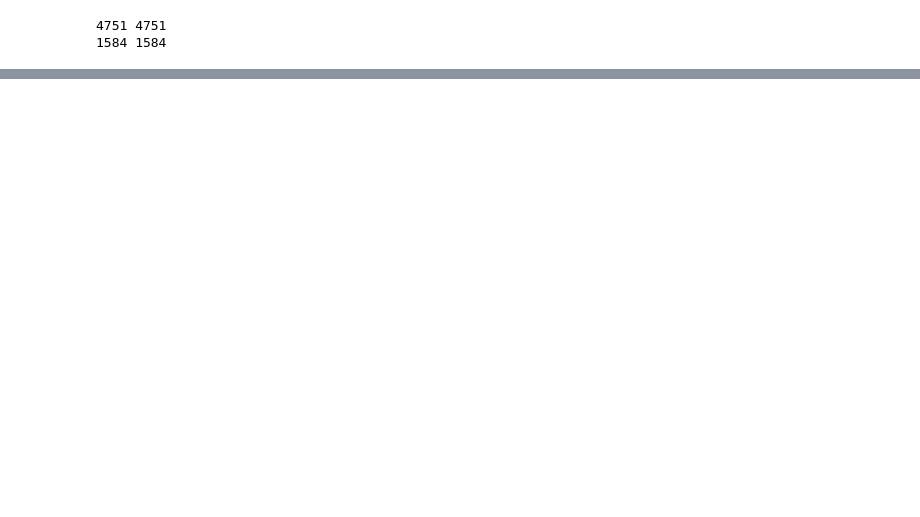
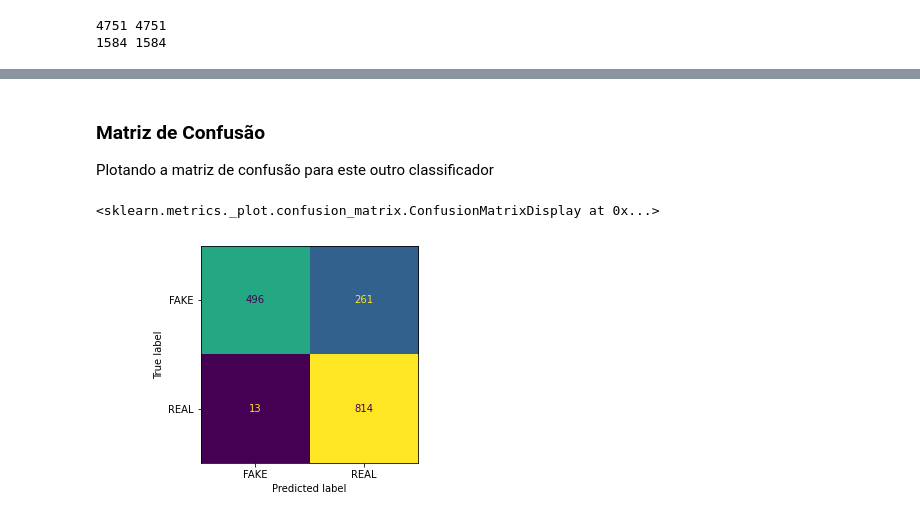
Before and after one commit to romulofff/datascience-course, a Jupyter notebook: trabalho04/trabalho04.ipynb, the cells around one changed output, grey strips where cells are left out. Drawn from its saved outputs; the diff is of its cells as text; code cells hidden in the pictures; blank space fills up the shorter version.

```diff
--- a/trabalho04/trabalho04.ipynb
+++ b/trabalho04/trabalho04.ipynb
@@ -61,0 +93,2 @@ print(len(X_test), len(y_test))
+# %%
+nb2.fit(X_train_tfidf, y_train) # TF-IDF Vectorizer
@@ -100,0 +124,8 @@ Reshape your data either using array.reshape(-1, 1) if your data has a single fe
+# %% [markdown]
+### Matriz de Confusão
+Plotando a matriz de confusão para este outro classificador
+# %%
+plot_confusion_matrix(nb2, X_test_tfidf, y_test)
+# %% [output]
+<sklearn.metrics._plot.confusion_matrix.ConfusionMatrixDisplay at 0x...>
+[figure, added]
```
Also changed, not shown: parts of 35 cells of this notebook.
